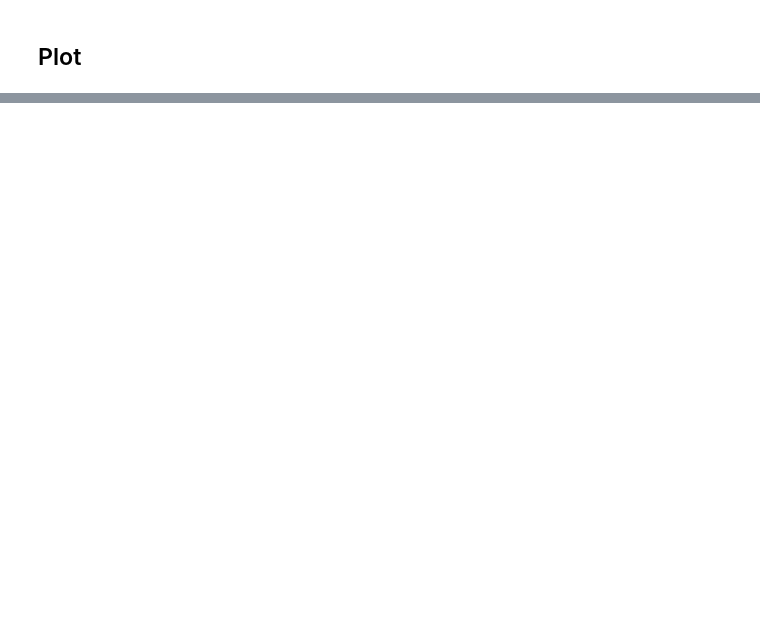
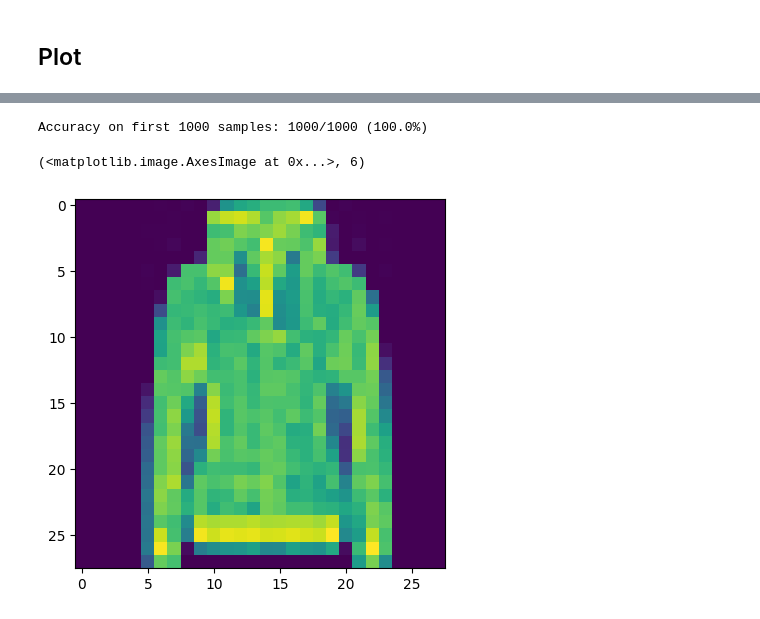
Before and after one commit to JeremCab/ErrorVolumePolytopes, a Jupyter notebook: notebooks/plot_volumes.ipynb, the cells around one changed output, grey strips where cells are left out. Drawn from its saved outputs; the diff is of its cells as text; code cells hidden in the pictures; blank space fills up the shorter version.

```diff
--- a/notebooks/plot_volumes.ipynb
+++ b/notebooks/plot_volumes.ipynb
@@ -143,0 +150,41 @@ plt.show()
+# %%
+# Sanity check: Evaluate the loaded model on the first 1000 samples of the dataset to confirm it works as expected.
+
+import sys
+sys.path.insert(0, str(ROOT))  # makes `src` importable
+import os
+import torch
+from pathlib import Path
+from src.models.networks import FashionMLP_Large
+
+ROOT = Path(os.getcwd()).parent
+
+# Load model
+model = FashionMLP_Large()
+state_dict = torch.load(ROOT / "checkpoints" / "fashion_mlp_best.pth",
+                        weights_only=True, map_location="cpu")
+model.load_state_dict(state_dict)
+model.eval()
+
+# Load dataset
+dataset = torch.load(ROOT / "data" / "fashionMNIST_correct_mlp.pt",
+                    weights_only=False)
+
+# Evaluate on first 1000 samples
+n_correct = 0
+for idx in range(1000):
+    x, c = dataset[idx]
+    x_batch = x.flatten().unsqueeze(0)
+    with torch.no_grad():
+        pred = model(x_batch).argmax(dim=1).item()
+    n_correct += (pred == c)
+
+print(f"Accuracy on first 1000 samples: {n_correct}/1000 ({n_correct/10:.1f}%)")
+# %% [output]
+Accuracy on first 1000 samples: 1000/1000 (100.0%)
+# %%
+# [110, 497, 651, 777, 851, 926]
+plt.imshow(dataset[926][0].squeeze()), dataset[110][1]
+# %% [output]
+(<matplotlib.image.AxesImage at 0x...>, 6)
+[figure, added]
```
Also changed, not shown: parts of 4 cells of this notebook.
